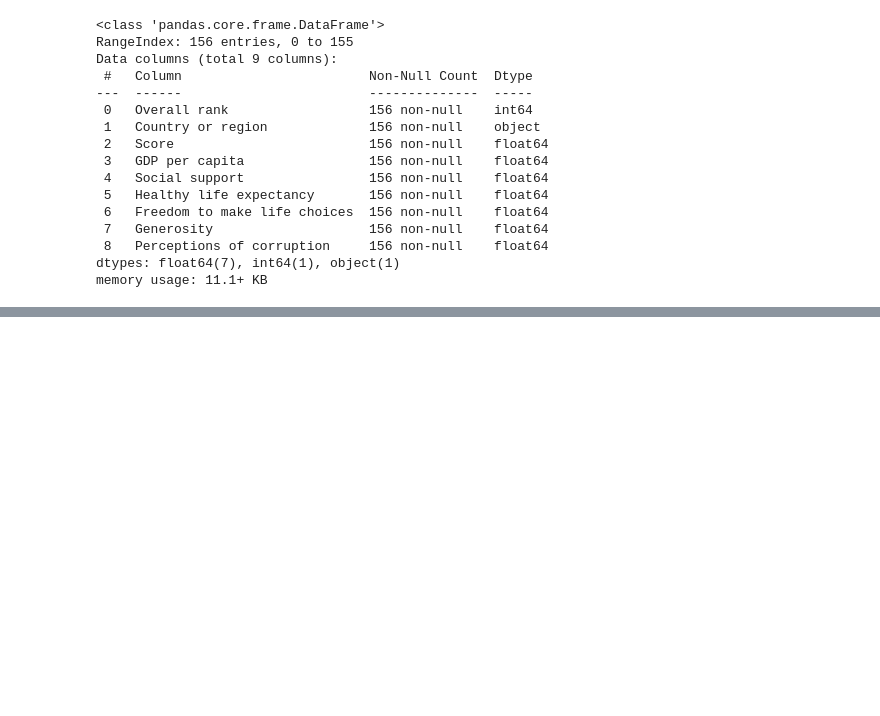
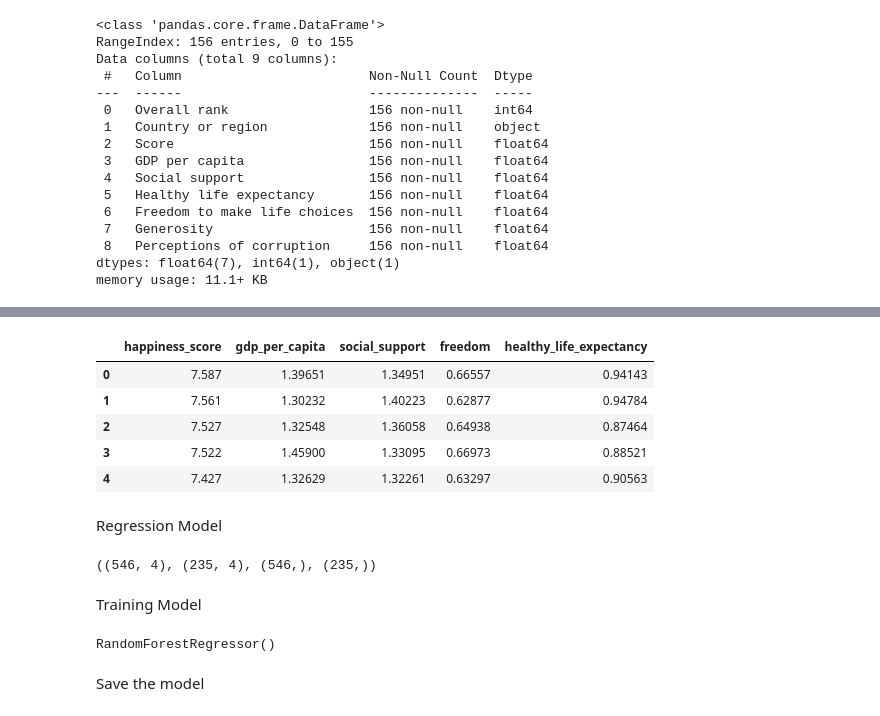
Before and after one commit to sslo12/Workshop-3, a Jupyter notebook: Notebooks/01_EDA.ipynb, the cells around one changed output, grey strips where cells are left out. Cells and saved outputs as stored; diff of their text form; code cells hidden in the pictures; blank space fills up the shorter version.

```diff
--- a/Notebooks/01_EDA.ipynb
+++ b/Notebooks/01_EDA.ipynb
@@ -247,0 +322,33 @@ MERGE
+# %%
+colum_drop = ['happiness_rank','generosity','trust_government_corruption']
+new_happy.drop(columns=colum_drop, inplace=True)
+# %%
+new_happy.head()
+# %% [output]
+|  | happiness_score | gdp_per_capita | social_support | freedom | healthy_life_expectancy |
+| 0 | 7.587 | 1.39651 | 1.34951 | 0.66557 | 0.94143 |
+| 1 | 7.561 | 1.30232 | 1.40223 | 0.62877 | 0.94784 |
+| 2 | 7.527 | 1.32548 | 1.36058 | 0.64938 | 0.87464 |
+| 3 | 7.522 | 1.45900 | 1.33095 | 0.66973 | 0.88521 |
+| 4 | 7.427 | 1.32629 | 1.32261 | 0.63297 | 0.90563 |
+# %% [markdown]
+Regression Model
+# %%
+
+X = new_happy.drop('happiness_score',axis= 1)
+y = new_happy['happiness_score']
+X_train,X_test,y_train,y_test = train_test_split(X, y, test_size=0.3, random_state=20)
+
+X_train.shape,X_test.shape,y_train.shape,y_test.shape
+# %% [output]
+((546, 4), (235, 4), (546,), (235,))
+# %% [markdown]
+
+Training Model
+# %%
+model = RandomForestRegressor()
+model.fit(X_train,y_train)
+# %% [output]
+RandomForestRegressor()
+# %% [markdown]
+Save the model
```
Also changed, not shown: parts of 34 cells of this notebook.
